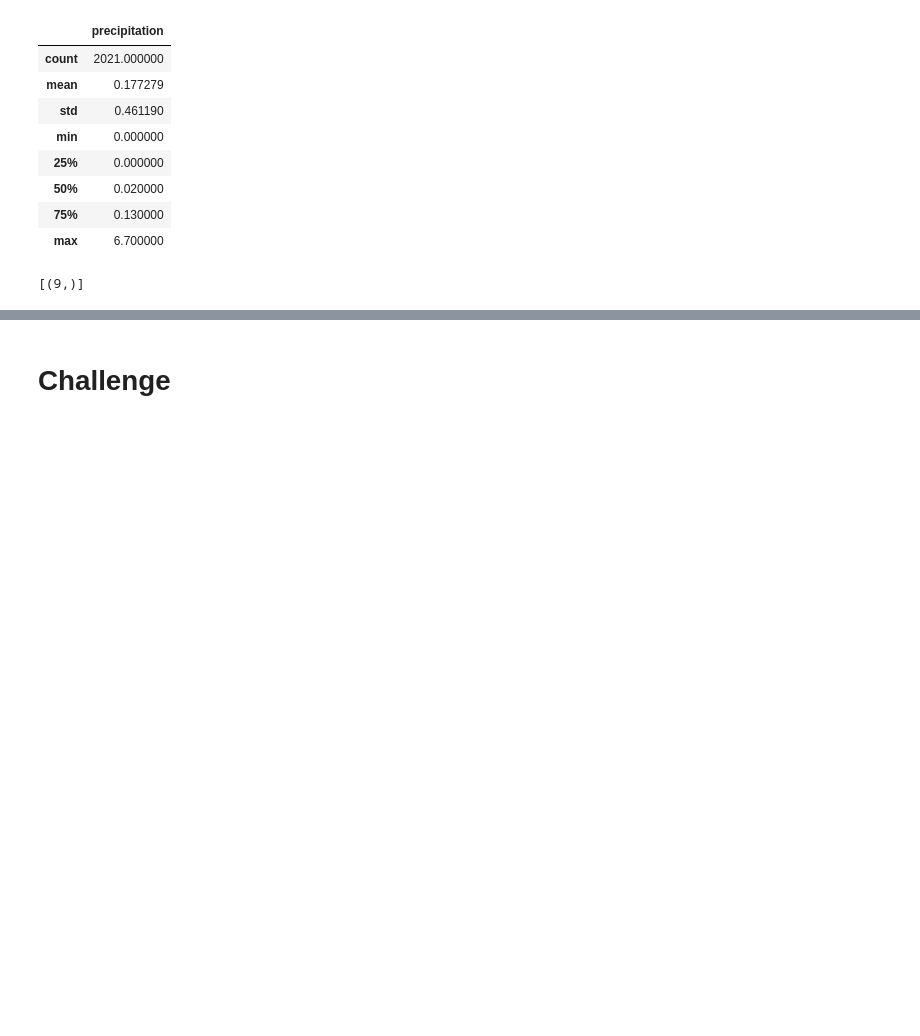
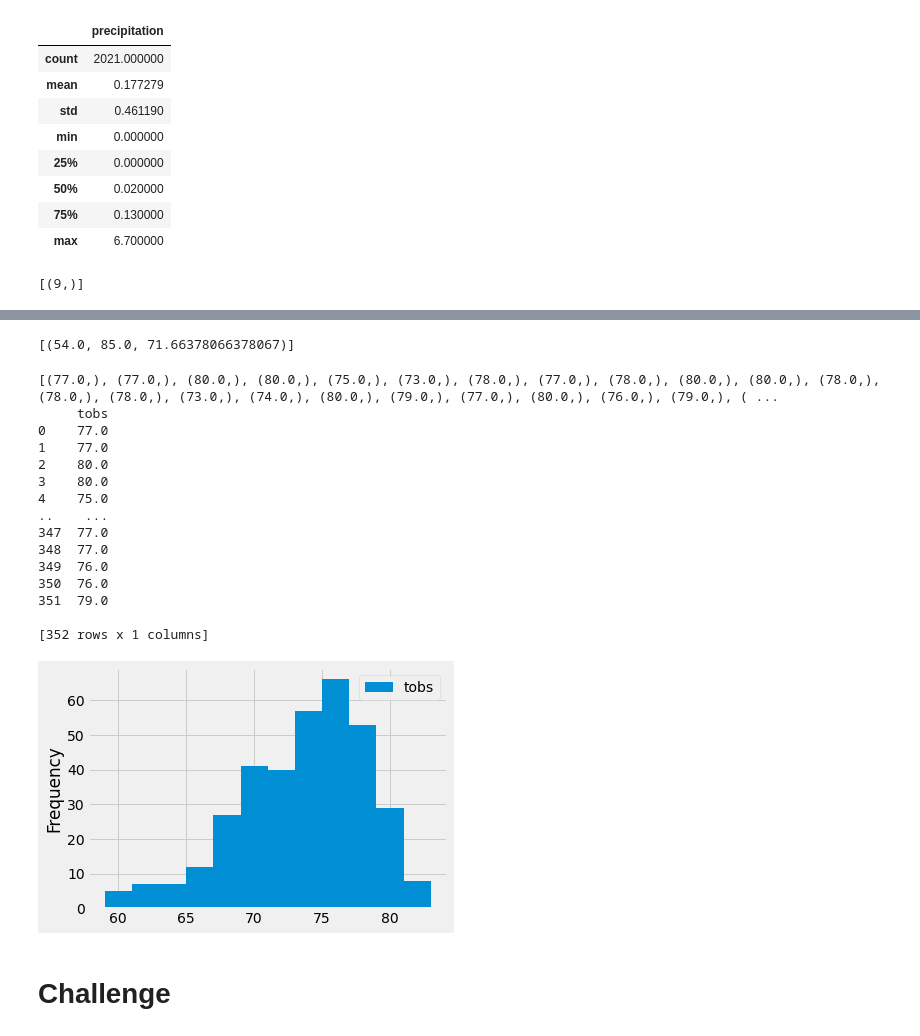
Before and after one commit to pojones/surfs_up, a Jupyter notebook: climate_analysis.ipynb, the cells around one changed output, grey strips where cells are left out. Drawn from its saved outputs; the diff is of its cells as text; code cells hidden in the pictures; blank space fills up the shorter version.

Commit message:
Example workbook; temperature information plotted in histo

```diff
--- a/climate_analysis.ipynb
+++ b/climate_analysis.ipynb
@@ -200,3 +223,80 @@ session.query(func.count(Station.station)).all()
+# %%
+## while the most active station certainly will hold more data, that doesn't necessarily mean it will give us the best
+## analysis. We haven't even looked at temperature data yet, so let's take a quick look at our most active station as a
+## starting point
+
+#* Using the station id from the previous query, calculate the lowest temperature recorded,
+#* highest temperature recorded, and average temperature most active station?
+
+session.query(func.min(Measurement.tobs), func.max(Measurement.tobs), func.avg(Measurement.tobs))
+# this query starts the same as our others, but adds the functions 'min, max, and avg' to filter out total observation
+# statistics on the 'Measurement' database under the 'tobs' schema
+
+session.query(func.min(Measurement.tobs), func.max(Measurement.tobs), func.avg(Measurement.tobs)).\
+filter(Measurement.station == 'USC00519281')
+# once we got the stats parameters in our query, we need to specify which station we want it to act on using 'filter()'
+
+session.query(func.min(Measurement.tobs), func.max(Measurement.tobs), func.avg(Measurement.tobs)).\
+filter(Measurement.station == 'USC00519281').all()
+# remember to add the 'all()' function to include the entire image on return
+# %% [output]
+[(54.0, 85.0, 71.66378066378067)]
+# %%
+## to reiterate, the data returned will include the min, max, and average temperatures for our most active station over the
+## year 2016-2017. Now we'd like to visualize the data
+
+#* Choose the station with the highest number of temperature observations.
+
+session.query(Measurement.tobs)
+# again start with the standard query language
+
+results = session.query(Measurement.tobs).\
+filter(Measurement.station == 'USC00519281')
+# set the results to variable 'results' and filter by station "USC00519281"
+
+results = session.query(Measurement.tobs).\
+filter(Measurement.station == 'USC00519281').\
+filter(Measurement.date >= prev_year).all()
+# add in one other filter so we are looking only at the station for the year in question. Include 'all()' so our entire
+# image returns to list
+
+print(results)
+# let's check out the results
+# think about this for a second after looking at the data, we see that these are likely the average temps gathered per day
+# for anyone who wasn't along for the ride, this would be a tough list to peruse through and come to that conclusion. So,
+# in the interest of simplicity, let's place it all into a dataframe so it may be more easily interpretted
+
+df = pd.DataFrame(results, columns=['tobs'])
+# stick our results into dataframe 'df', with the 'tobs' data in our columns
+print(df)
+# check out the final dataframe
+
+#* Query the last 12 months of temperature observation data for this station and plot the results as a histogram
+## we're going to separate our temperature data into 12 different bins. This should provide more resolved detail without
+## zeroing in too much. We won't have to specify the ranges themselves, just the number of bins.
+
+df.plot.hist(bins=12)
+# to create a histogram, we use the 'plot()' function on the dataframe, with the 'hist()' function to define number of bins
+plt.tight_layout()
+# this will compress the x-axis labels so everything fits nicely in our plot box
+# for this graph, this function won't do much. But it can be a lifesaver in situations where the x-axis doesn't fit
+# %% [output]
+[(77.0,), (77.0,), (80.0,), (80.0,), (75.0,), (73.0,), (78.0,), (77.0,), (78.0,), (80.0,), (80.0,), (78.0,), (78.0,), (78.0,), (73.0,), (74.0,), (80.0,), (79.0,), (77.0,), (80.0,), (76.0,), (79.0,), ( ...
+     tobs
+0    77.0
+1    77.0
+2    80.0
+3    80.0
+4    75.0
+..    ...
+347  77.0
+348  77.0
+349  76.0
+350  76.0
+351  79.0
+
+[352 rows x 1 columns]
+[figure, added]
 # %%
 # Write a function called `calc_temps` that will accept start date and end date in the format '%Y-%m-%d'
 # and return the minimum, average, and maximum temperatures for that range of dates
```
Also changed, not shown: parts of 5 cells of this notebook.
